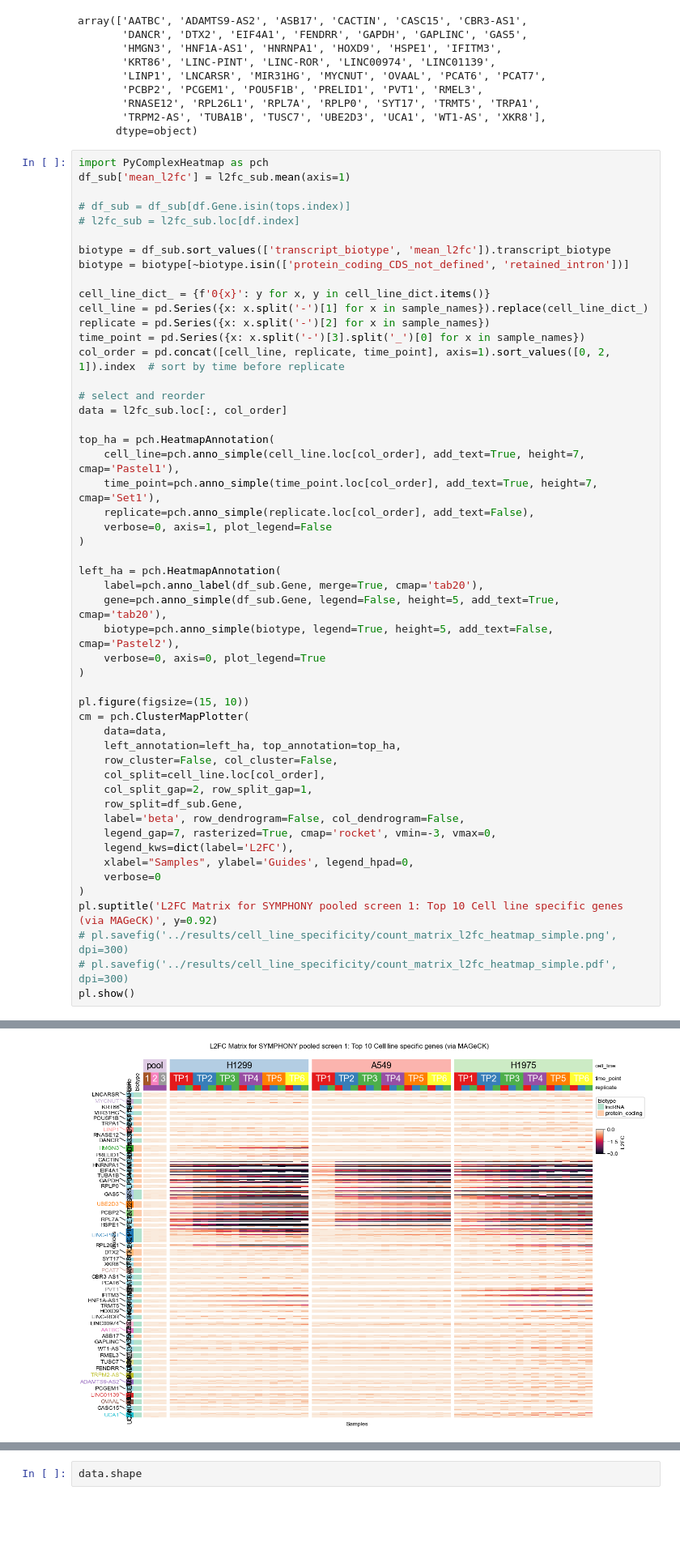
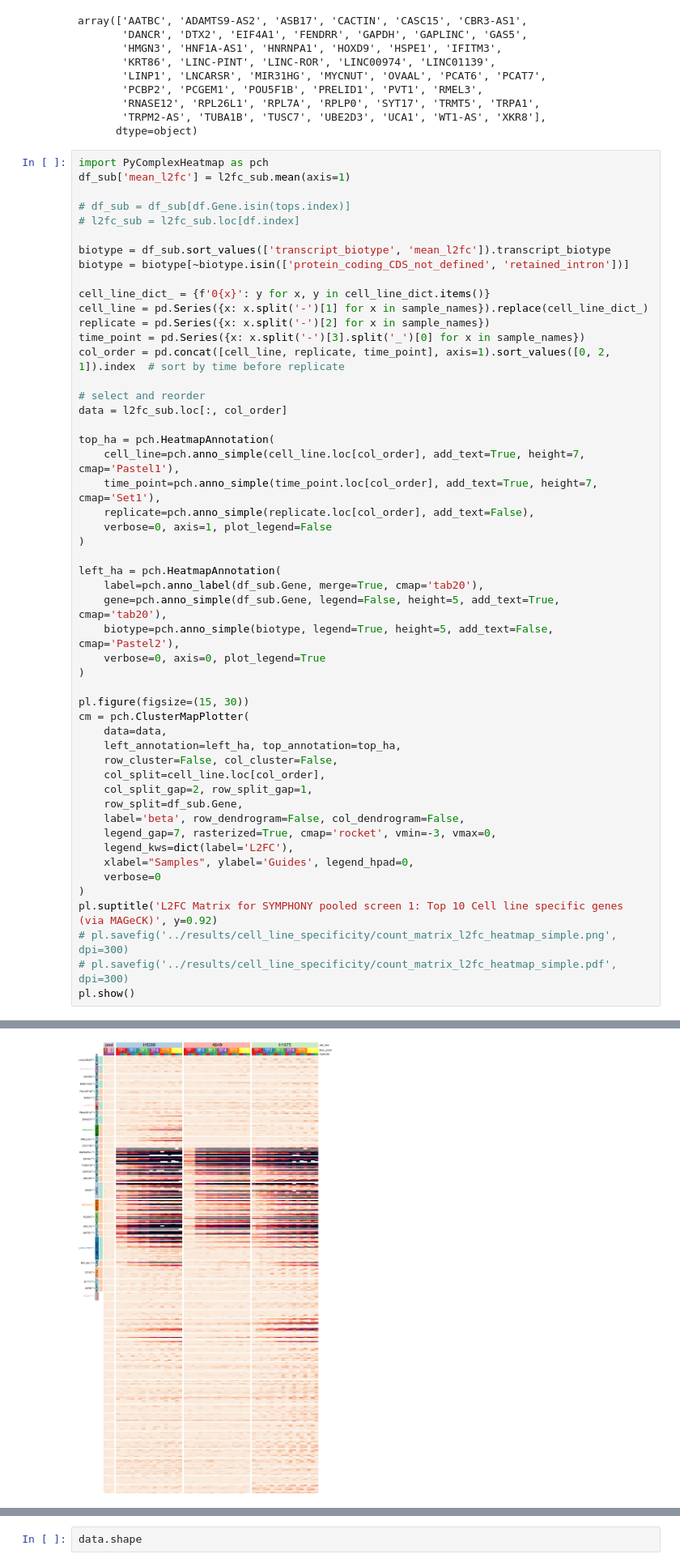
Before and after one commit to stefanpeidli/SYM101, a Jupyter notebook: notebooks/SYM101_check_alignment.ipynb, the cells around one changed output, grey strips where cells are left out. Shown at 81% size. Drawn from its saved outputs; the diff is of its cells as text; blank space fills up the shorter version.

```diff
--- a/notebooks/SYM101_check_alignment.ipynb
+++ b/notebooks/SYM101_check_alignment.ipynb
@@ -622,7 +737,7 @@ left_ha = pch.HeatmapAnnotation(
     verbose=0, axis=0, plot_legend=True
 )
 
-pl.figure(figsize=(15, 10))
+pl.figure(figsize=(15, 30))
 cm = pch.ClusterMapPlotter(
     data=data,
     left_annotation=left_ha, top_annotation=top_ha,
@@ -644,2 +760,2 @@ pl.show()
-[figure, old version]
+[figure, new version]
 # %%
```
Also changed, not shown: parts of 29 cells of this notebook, 2 other files.
